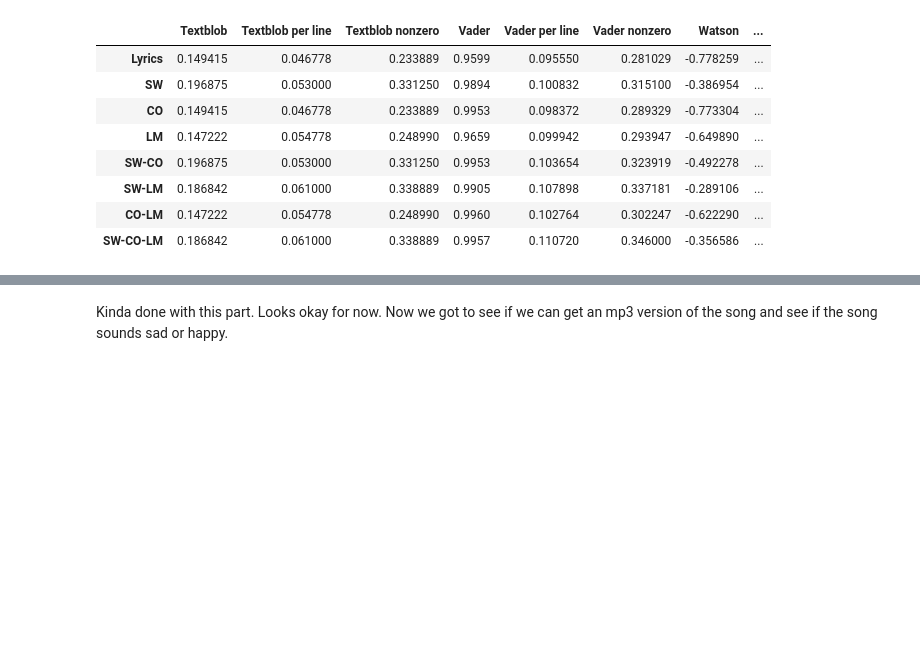
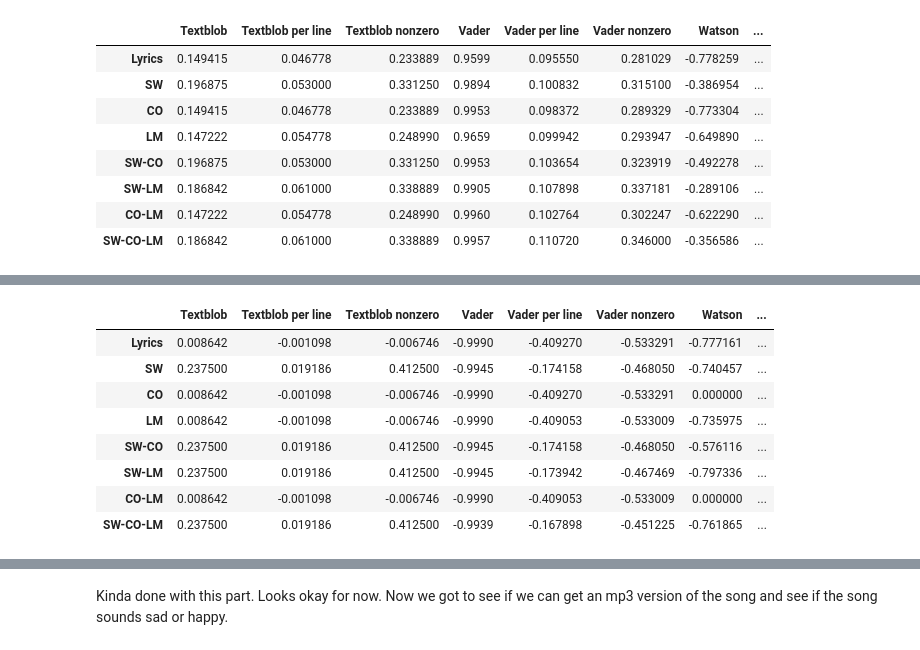
Before and after one commit to Thayyebsalim/music_analyisis, a Jupyter notebook: Music_Sentimental_analysis_NLP_by_Tone_and_Lyrics.ipynb, the cells around one changed output, grey strips where cells are left out. Cells and saved outputs as stored; diff of their text form; code cells hidden in the pictures; blank space fills up the shorter version.

```diff
--- a/Music_Sentimental_analysis_NLP_by_Tone_and_Lyrics.ipynb
+++ b/Music_Sentimental_analysis_NLP_by_Tone_and_Lyrics.ipynb
@@ -542,0 +730,12 @@ df
+# %%
+x[2]
+# %% [output]
+|  | Textblob | Textblob per line | Textblob nonzero | Vader | Vader per line | Vader nonzero | Watson | ... |
+| Lyrics | 0.008642 | -0.001098 | -0.006746 | -0.9990 | -0.409270 | -0.533291 | -0.777161 | ... |
+| SW | 0.237500 | 0.019186 | 0.412500 | -0.9945 | -0.174158 | -0.468050 | -0.740457 | ... |
+| CO | 0.008642 | -0.001098 | -0.006746 | -0.9990 | -0.409270 | -0.533291 | 0.000000 | ... |
+| LM | 0.008642 | -0.001098 | -0.006746 | -0.9990 | -0.409053 | -0.533009 | -0.735975 | ... |
+| SW-CO | 0.237500 | 0.019186 | 0.412500 | -0.9945 | -0.174158 | -0.468050 | -0.576116 | ... |
+| SW-LM | 0.237500 | 0.019186 | 0.412500 | -0.9945 | -0.173942 | -0.467469 | -0.797336 | ... |
+| CO-LM | 0.008642 | -0.001098 | -0.006746 | -0.9990 | -0.409053 | -0.533009 | 0.000000 | ... |
+| SW-CO-LM | 0.237500 | 0.019186 | 0.412500 | -0.9939 | -0.167898 | -0.451225 | -0.761865 | ... |
```
Also changed, not shown: parts of 30 cells of this notebook.
